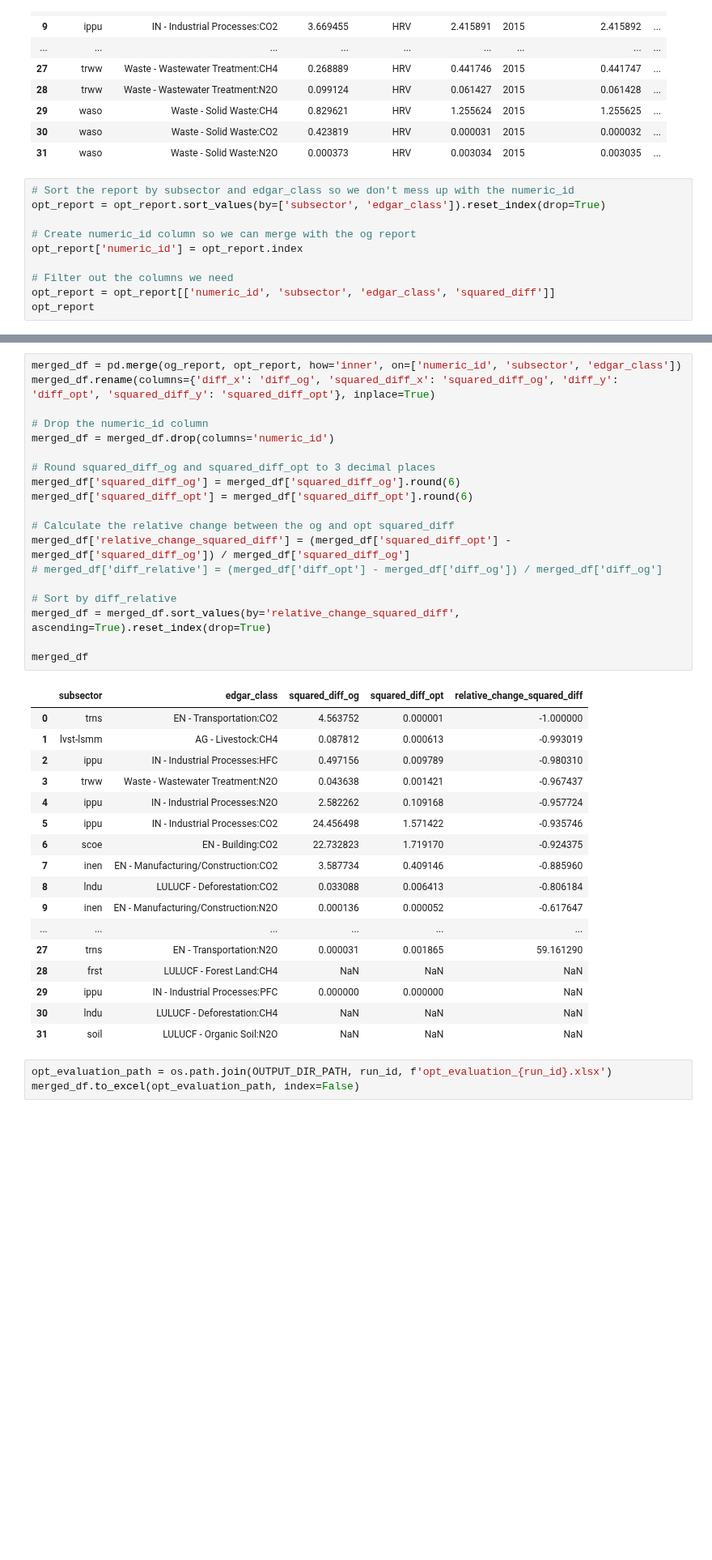
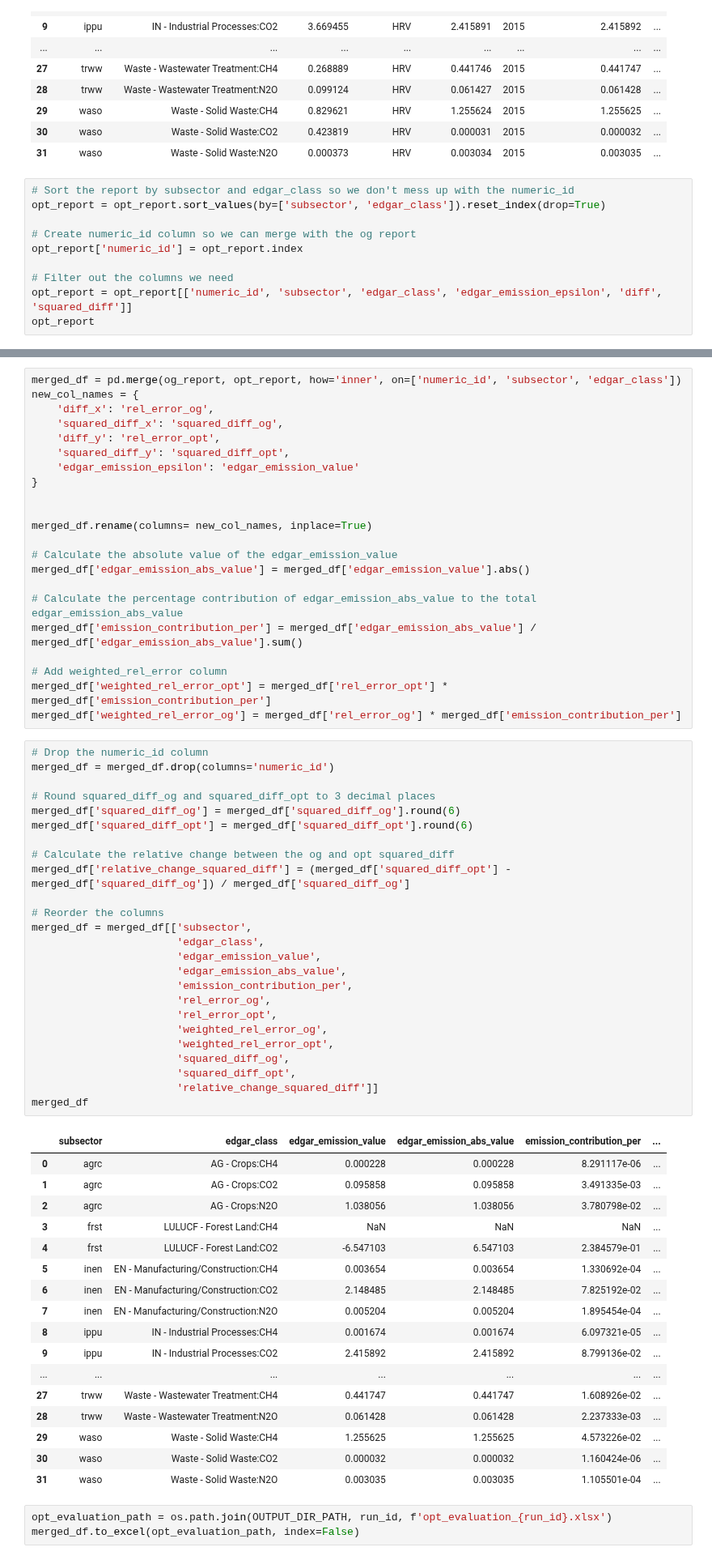
Before and after one commit to sisepuede-framework/ssp_data_calibration, a Jupyter notebook: src/opt_evaluation.ipynb, the cells around one changed output, grey strips where cells are left out. Shown at 81% size. Saved outputs shown, nothing was run; the diff lists cells and outputs as text; blank space fills up the shorter version.

Commit message:
added weighted rel error cols

```diff
--- a/src/opt_evaluation.ipynb
+++ b/src/opt_evaluation.ipynb
@@ -186,6 +187,6 @@ opt_report = opt_report.sort_values(by=['subsector', 'edgar_class']).reset_index
 opt_report['numeric_id'] = opt_report.index
 
 # Filter out the columns we need
-opt_report = opt_report[['numeric_id', 'subsector', 'edgar_class', 'squared_diff']]
+opt_report = opt_report[['numeric_id', 'subsector', 'edgar_class', 'edgar_emission_epsilon', 'diff', 'squared_diff']]
 opt_report
 # %% [output]
@@ -209,40 +210,68 @@ opt_report
+# %%
+merged_df = pd.merge(og_report, opt_report, how='inner', on=['numeric_id', 'subsector', 'edgar_class'])
+new_col_names = {
+    'diff_x': 'rel_error_og',
+    'squared_diff_x': 'squared_diff_og',
+    'diff_y': 'rel_error_opt',
+    'squared_diff_y': 'squared_diff_opt',
+    'edgar_emission_epsilon': 'edgar_emission_value'
+}
+
+
+merged_df.rename(columns= new_col_names, inplace=True)
+
+# Calculate the absolute value of the edgar_emission_value
+merged_df['edgar_emission_abs_value'] = merged_df['edgar_emission_value'].abs()
+
+# Calculate the percentage contribution of edgar_emission_abs_value to the total edgar_emission_abs_value
+merged_df['emission_contribution_per'] = merged_df['edgar_emission_abs_value'] / merged_df['edgar_emission_abs_value'].sum()
+
+# Add weighted_rel_error column
+merged_df['weighted_rel_error_opt'] = merged_df['rel_error_opt'] * merged_df['emission_contribution_per']
+merged_df['weighted_rel_error_og'] = merged_df['rel_error_og'] * merged_df['emission_contribution_per']
 # %%
-merged_df = pd.merge(og_report, opt_report, how='inner', on=['numeric_id', 'subsector', 'edgar_class'])
-merged_df.rename(columns={'diff_x': 'diff_og', 'squared_diff_x': 'squared_diff_og', 'diff_y': 'diff_opt', 'squared_diff_y': 'squared_diff_opt'}, inplace=True)
-
 # Drop the numeric_id column
 merged_df = merged_df.drop(columns='numeric_id')
 
 # Round squared_diff_og and squared_diff_opt to 3 decimal places
 merged_df['squared_diff_og'] = merged_df['squared_diff_og'].round(6)
 merged_df['squared_diff_opt'] = merged_df['squared_diff_opt'].round(6)
 
 # Calculate the relative change between the og and opt squared_diff
 merged_df['relative_change_squared_diff'] = (merged_df['squared_diff_opt'] - merged_df['squared_diff_og']) / merged_df['squared_diff_og']
-# merged_df['diff_relative'] = (merged_df['diff_opt'] - merged_df['diff_og']) / merged_df['diff_og']
 
-# Sort by diff_relative
-merged_df = merged_df.sort_values(by='relative_change_squared_diff', ascending=True).reset_index(drop=True)
-
+# Reorder the columns
+merged_df = merged_df[['subsector',
+                       'edgar_class',
+                       'edgar_emission_value',
+                       'edgar_emission_abs_value',
+                       'emission_contribution_per',
+                       'rel_error_og',
+                       'rel_error_opt',
+                       'weighted_rel_error_og',
+                       'weighted_rel_error_opt',
+                       'squared_diff_og',
+                       'squared_diff_opt',
+                       'relative_change_squared_diff']]
 merged_df
 # %% [output]
-|  | subsector | edgar_class | squared_diff_og | squared_diff_opt | relative_change_squared_diff |
-| 0 | trns | EN - Transportation:CO2 | 4.563752 | 0.000001 | -1.000000 |
-| 1 | lvst-lsmm | AG - Livestock:CH4 | 0.087812 | 0.000613 | -0.993019 |
-| 2 | ippu | IN - Industrial Processes:HFC | 0.497156 | 0.009789 | -0.980310 |
-| 3 | trww | Waste - Wastewater Treatment:N2O | 0.043638 | 0.001421 | -0.967437 |
-| 4 | ippu | IN - Industrial Processes:N2O | 2.582262 | 0.109168 | -0.957724 |
-| 5 | ippu | IN - Industrial Processes:CO2 | 24.456498 | 1.571422 | -0.935746 |
-| 6 | scoe | EN - Building:CO2 | 22.732823 | 1.719170 | -0.924375 |
-| 7 | inen | EN - Manufacturing/Construction:CO2 | 3.587734 | 0.409146 | -0.885960 |
-| 8 | lndu | LULUCF - Deforestation:CO2 | 0.033088 | 0.006413 | -0.806184 |
-| 9 | inen | EN - Manufacturing/Construction:N2O | 0.000136 | 0.000052 | -0.617647 |
-| ... | ... | ... | ... | ... | ... |
-| 27 | trns | EN - Transportation:N2O | 0.000031 | 0.001865 | 59.161290 |
-| 28 | frst | LULUCF - Forest Land:CH4 | NaN | NaN | NaN |
-| 29 | ippu | IN - Industrial Processes:PFC | 0.000000 | 0.000000 | NaN |
-| 30 | lndu | LULUCF - Deforestation:CH4 | NaN | NaN | NaN |
-| 31 | soil | LULUCF - Organic Soil:N2O | NaN | NaN | NaN |
+|  | subsector | edgar_class | edgar_emission_value | edgar_emission_abs_value | emission_contribution_per | ... |
+| 0 | agrc | AG - Crops:CH4 | 0.000228 | 0.000228 | 8.291117e-06 | ... |
+| 1 | agrc | AG - Crops:CO2 | 0.095858 | 0.095858 | 3.491335e-03 | ... |
+| 2 | agrc | AG - Crops:N2O | 1.038056 | 1.038056 | 3.780798e-02 | ... |
+| 3 | frst | LULUCF - Forest Land:CH4 | NaN | NaN | NaN | ... |
+| 4 | frst | LULUCF - Forest Land:CO2 | -6.547103 | 6.547103 | 2.384579e-01 | ... |
+| 5 | inen | EN - Manufacturing/Construction:CH4 | 0.003654 | 0.003654 | 1.330692e-04 | ... |
+| 6 | inen | EN - Manufacturing/Construction:CO2 | 2.148485 | 2.148485 | 7.825192e-02 | ... |
+| 7 | inen | EN - Manufacturing/Construction:N2O | 0.005204 | 0.005204 | 1.895454e-04 | ... |
+| 8 | ippu | IN - Industrial Processes:CH4 | 0.001674 | 0.001674 | 6.097321e-05 | ... |
+| 9 | ippu | IN - Industrial Processes:CO2 | 2.415892 | 2.415892 | 8.799136e-02 | ... |
+| ... | ... | ... | ... | ... | ... | ... |
+| 27 | trww | Waste - Wastewater Treatment:CH4 | 0.441747 | 0.441747 | 1.608926e-02 | ... |
+| 28 | trww | Waste - Wastewater Treatment:N2O | 0.061428 | 0.061428 | 2.237333e-03 | ... |
+| 29 | waso | Waste - Solid Waste:CH4 | 1.255625 | 1.255625 | 4.573226e-02 | ... |
+| 30 | waso | Waste - Solid Waste:CO2 | 0.000032 | 0.000032 | 1.160424e-06 | ... |
+| 31 | waso | Waste - Solid Waste:N2O | 0.003035 | 0.003035 | 1.105501e-04 | ... |
 # %%
 opt_evaluation_path = os.path.join(OUTPUT_DIR_PATH, run_id, f'opt_evaluation_{run_id}.xlsx')
 merged_df.to_excel(opt_evaluation_path, index=False)
```
Also changed, not shown: parts of 4 cells of this notebook.
